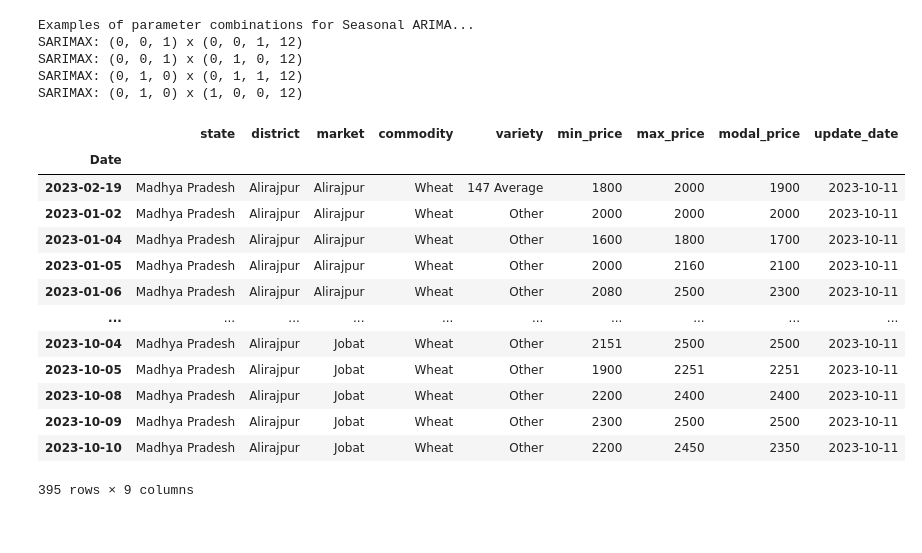
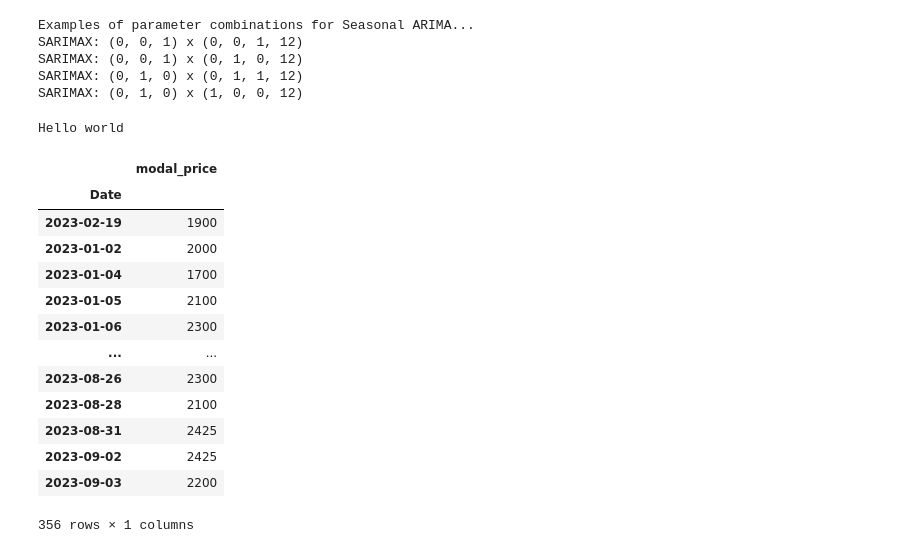
Before and after one commit to rstar24/wheat-price-predictor, a Jupyter notebook: Notebooks/Mp.ipynb, the cells around one changed output. Saved outputs shown, nothing was run; the diff lists cells and outputs as text; code cells hidden in the pictures.

```diff
--- a/Notebooks/Mp.ipynb
+++ b/Notebooks/Mp.ipynb
@@ -146,22 +130,26 @@ SARIMAX: (0, 1, 0) x (1, 0, 0, 12)
 # %%
 train_data = data['2023-01-02':'2023-09-03']
 test_data = data['2023-09-04':'2023-10-10']
-data
+
+print("Hello world")
+train_data
+#test_data
 # %% [output]
+Hello world
-|  | state | district | market | commodity | variety | min_price | max_price | modal_price | update_date |
-| Date |  |  |  |  |  |  |  |  |  |
-| 2023-02-19 | Madhya Pradesh | Alirajpur | Alirajpur | Wheat | 147 Average | 1800 | 2000 | 1900 | 2023-10-11 |
-| 2023-01-02 | Madhya Pradesh | Alirajpur | Alirajpur | Wheat | Other | 2000 | 2000 | 2000 | 2023-10-11 |
-| 2023-01-04 | Madhya Pradesh | Alirajpur | Alirajpur | Wheat | Other | 1600 | 1800 | 1700 | 2023-10-11 |
-| 2023-01-05 | Madhya Pradesh | Alirajpur | Alirajpur | Wheat | Other | 2000 | 2160 | 2100 | 2023-10-11 |
-| 2023-01-06 | Madhya Pradesh | Alirajpur | Alirajpur | Wheat | Other | 2080 | 2500 | 2300 | 2023-10-11 |
-| ... | ... | ... | ... | ... | ... | ... | ... | ... | ... |
-| 2023-10-04 | Madhya Pradesh | Alirajpur | Jobat | Wheat | Other | 2151 | 2500 | 2500 | 2023-10-11 |
-| 2023-10-05 | Madhya Pradesh | Alirajpur | Jobat | Wheat | Other | 1900 | 2251 | 2251 | 2023-10-11 |
-| 2023-10-08 | Madhya Pradesh | Alirajpur | Jobat | Wheat | Other | 2200 | 2400 | 2400 | 2023-10-11 |
-| 2023-10-09 | Madhya Pradesh | Alirajpur | Jobat | Wheat | Other | 2300 | 2500 | 2500 | 2023-10-11 |
-| 2023-10-10 | Madhya Pradesh | Alirajpur | Jobat | Wheat | Other | 2200 | 2450 | 2350 | 2023-10-11 |
+|  | modal_price |
+| Date |  |
+| 2023-02-19 | 1900 |
+| 2023-01-02 | 2000 |
+| 2023-01-04 | 1700 |
+| 2023-01-05 | 2100 |
+| 2023-01-06 | 2300 |
+| ... | ... |
+| 2023-08-26 | 2300 |
+| 2023-08-28 | 2100 |
+| 2023-08-31 | 2425 |
+| 2023-09-02 | 2425 |
+| 2023-09-03 | 2200 |
-395 rows × 9 columns
+356 rows × 1 columns
 # %%
 warnings.filterwarnings("ignore") # specify to ignore warning messages
 
```
Also changed, not shown: parts of 7 cells of this notebook, 3 other files.
